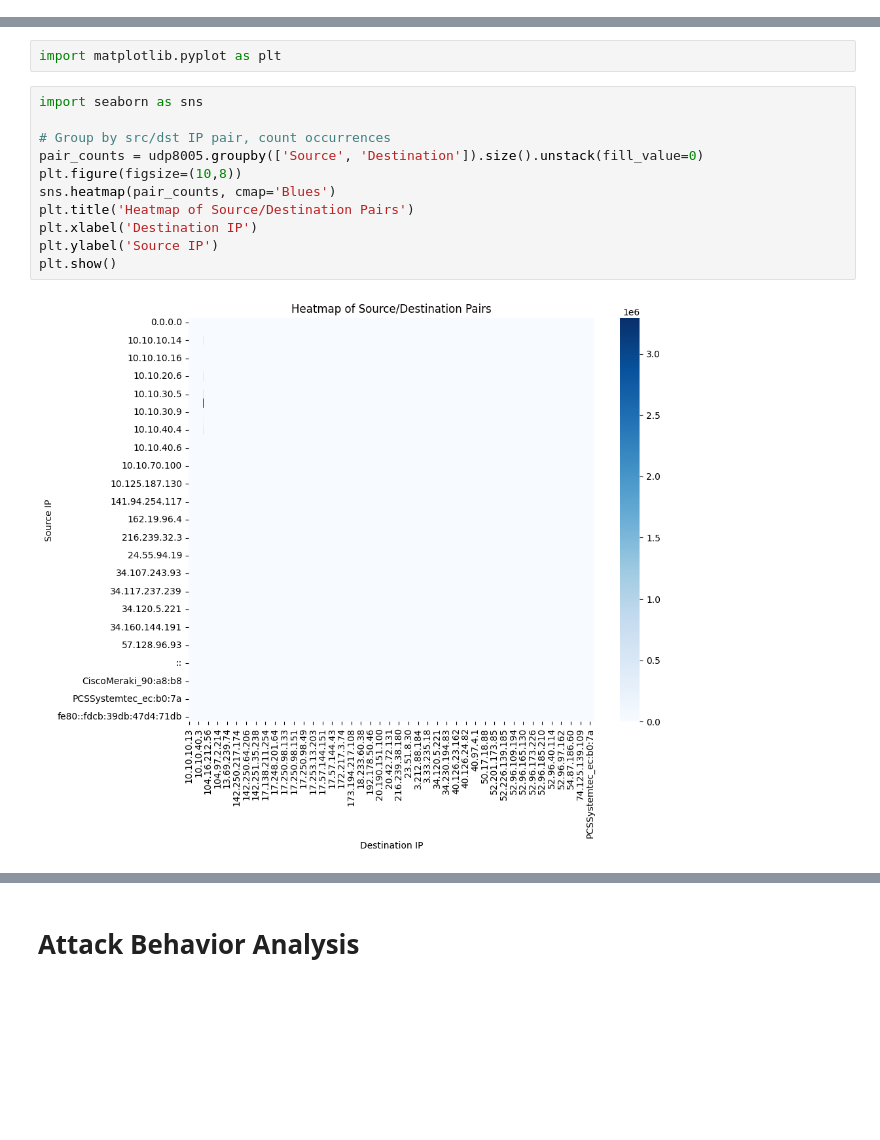
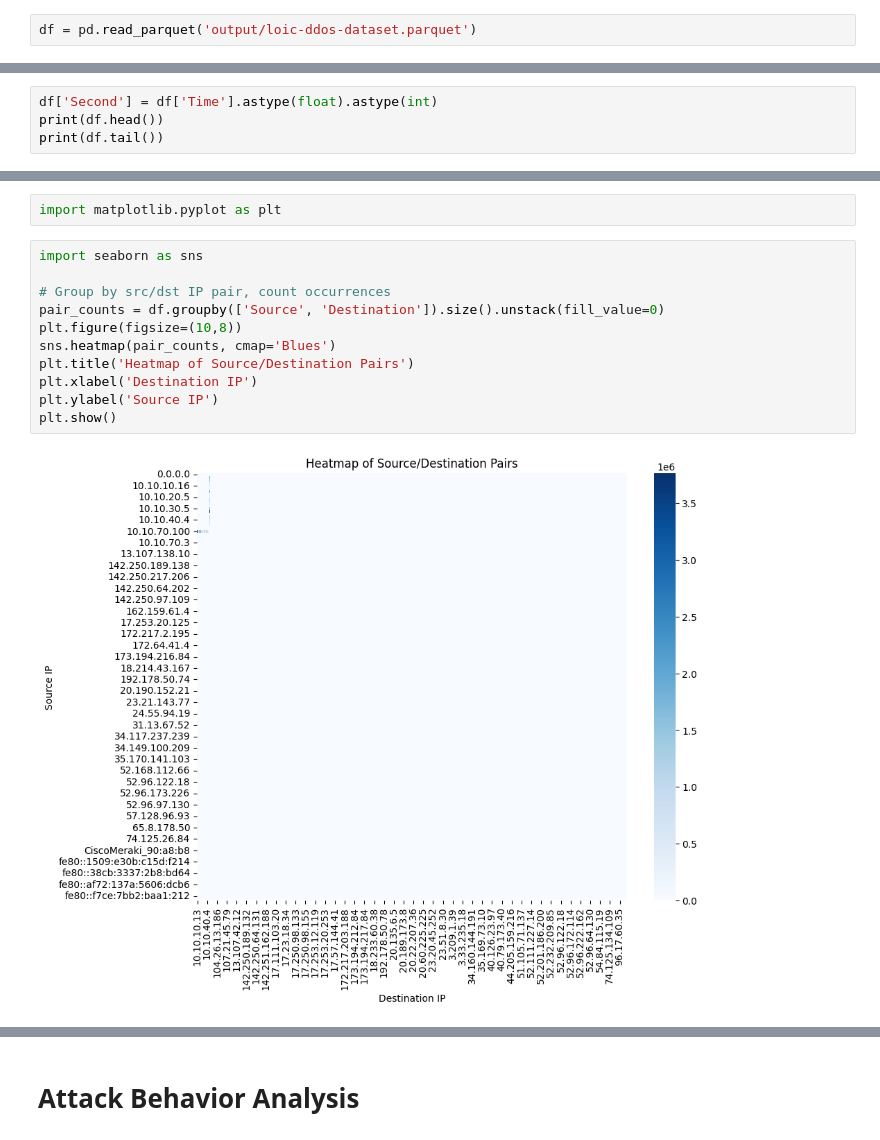
Before and after one commit to DannyAT97/loic-ddos-dataset, a Jupyter notebook: analysis.ipynb, the cells around one changed output, grey strips where cells are left out. Drawn from its saved outputs; the diff is of its cells as text; blank space fills up the shorter version.

```diff
--- a/analysis.ipynb
+++ b/analysis.ipynb
@@ -127,0 +161,2 @@ df
+# %%
+df = pd.read_parquet('output/loic-ddos-dataset.parquet')
@@ -143,0 +185,4 @@ Freq: h, Name: Length, dtype: int64
+# %%
+df['Second'] = df['Time'].astype(float).astype(int)
+print(df.head())
+print(df.tail())
@@ -146,14 +209,14 @@ import matplotlib.pyplot as plt
 # %%
 import seaborn as sns
 
 # Group by src/dst IP pair, count occurrences
-pair_counts = udp8005.groupby(['Source', 'Destination']).size().unstack(fill_value=0)
+pair_counts = df.groupby(['Source', 'Destination']).size().unstack(fill_value=0)
 plt.figure(figsize=(10,8))
 sns.heatmap(pair_counts, cmap='Blues')
 plt.title('Heatmap of Source/Destination Pairs')
 plt.xlabel('Destination IP')
 plt.ylabel('Source IP')
 plt.show()
 # %% [output]
-[figure, old version]
+[figure, new version]
 # %%
```
Also changed, not shown: parts of 74 cells of this notebook, 1 other file.
